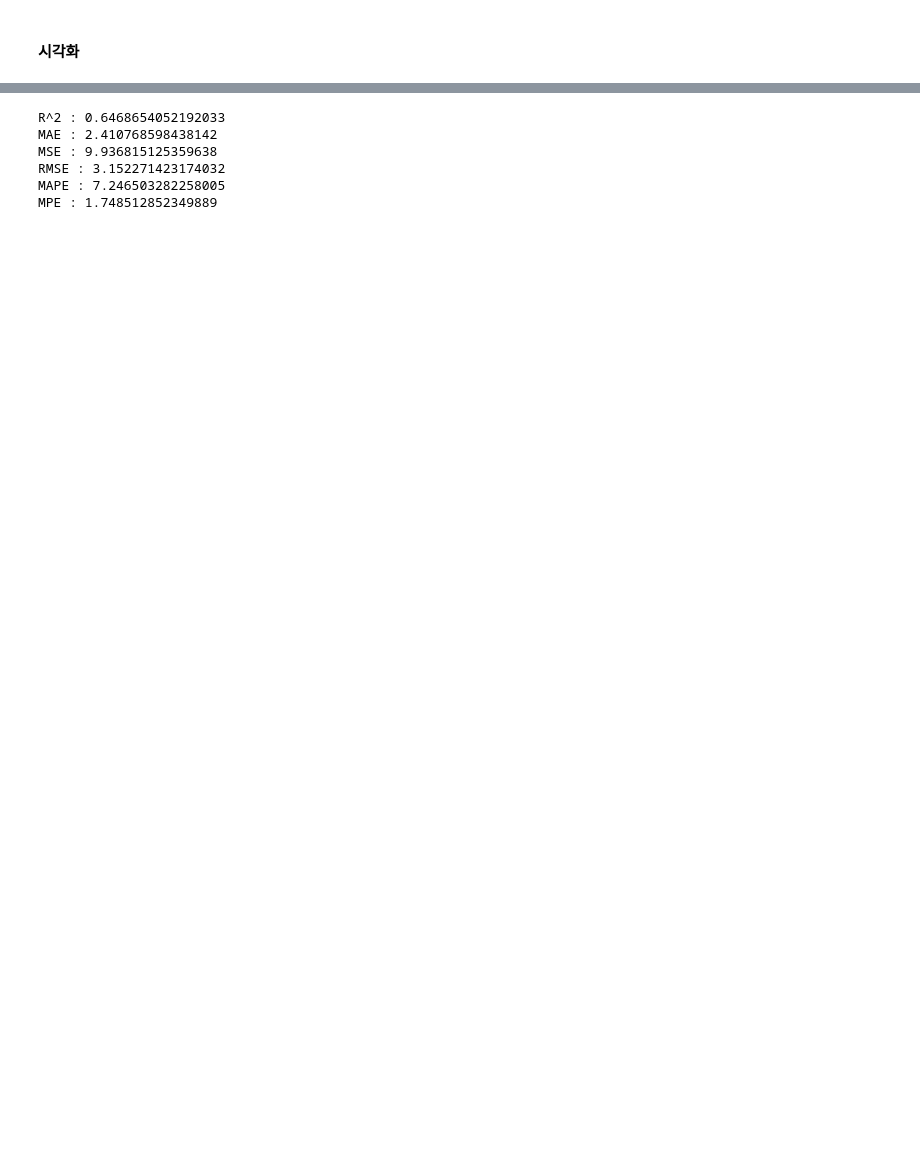
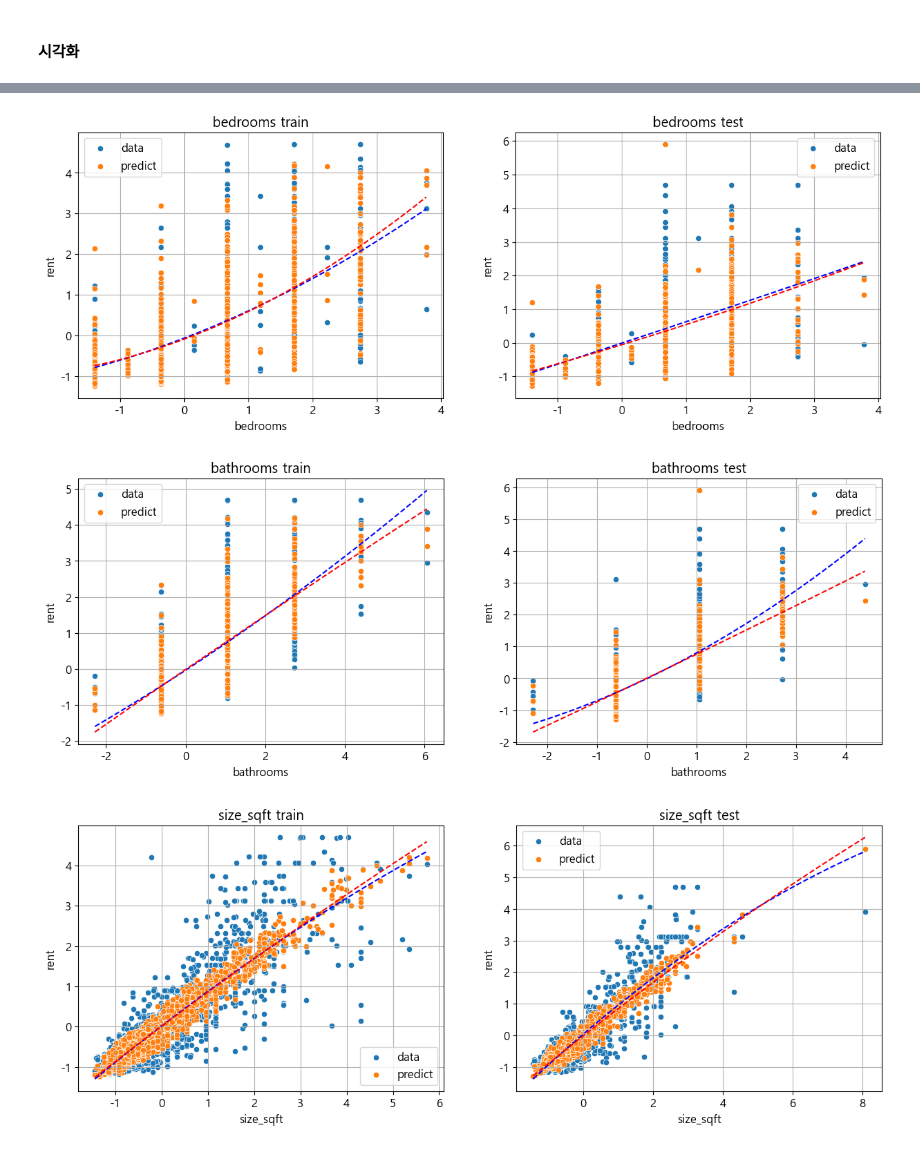
Before and after one commit to maker-lee/megait-data, a Jupyter notebook: F.데이터_마이닝/02_Sklearn/연습문제-풀이.ipynb, the cells around one changed output, grey strips where cells are left out. Cells and saved outputs as stored; diff of their text form; code cells hidden in the pictures; blank space fills up the shorter version.

```diff
--- a/F.데이터_마이닝/02_Sklearn/연습문제-풀이.ipynb
+++ b/F.데이터_마이닝/02_Sklearn/연습문제-풀이.ipynb
@@ -100,0 +343,3 @@ print('절편 :',olsResult.intercept)
+# %%
+origin = read_excel("https://data.hossam.kr/E04/manhattan.xlsx")
+origin.head()
@@ -100,0 +389,3 @@ print('절편 :',olsResult.intercept)
+# %%
+df = origin.drop(['neighborhood', 'borough'], axis=1)
+df.head()
@@ -100,0 +401,9 @@ print('절편 :',olsResult.intercept)
+# %%
+xnames = list(df.columns)
+xnames.remove('rent')
+xnames.remove('has_elevator')
+xnames.remove('has_roofdeck')
+xnames.remove('has_washer_dryer')
+xnames.remove('has_dishwasher')
+xnames.remove('has_gym')
+print(xnames)
@@ -101,9 +412,17 @@ print('절편 :',olsResult.intercept)
 # %%
-# 에러율 - 훈련데이터
-print('R^2 :',olsResult.trainRegMetric.r2)
-print('MAE :',olsResult.trainRegMetric.mae)
-print('MSE :',olsResult.trainRegMetric.mse)
-print('RMSE :',olsResult.trainRegMetric.rmse)
-print('MAPE :',olsResult.trainRegMetric.mape)
-print('MPE :',olsResult.trainRegMetric.mpe)
+ols = helper.ml_ols(df, xnames=xnames, yname="rent", degree=1, test_size=0.3, use_scalling=True)
+
+print("계수: ", ols.coef)
+print("절편: ", ols.intercept)
+print("훈련데이터의 설명력: ", ols.trainRegMetric.r2)
+print("검증데이터의 설명력: ", ols.testRegMetric.r2)
+
+print("R^2: ", ols.trainRegMetric.r2)
+print("MAE: ", ols.trainRegMetric.mae)
+print("MSE: ", ols.trainRegMetric.mse)
+print("RMSE: ", ols.trainRegMetric.rmse)
+print("MAPE: ", ols.trainRegMetric.mape)
+print("MPE: ", ols.trainRegMetric.mpe)
+
+helper.prettyPrint(ols.table)
 # %% [output]
@@ -116,15 +446,9 @@ MPE : -0.9952908259406839
-# %%
-# 에러율 - 검증데이터
-print('R^2 :',olsResult.testRegMetric.r2)
-print('MAE :',olsResult.testRegMetric.mae)
-print('MSE :',olsResult.testRegMetric.mse)
-print('RMSE :',olsResult.testRegMetric.rmse)
-print('MAPE :',olsResult.testRegMetric.mape)
-print('MPE :',olsResult.testRegMetric.mpe)
-# %% [output]
-R^2 : 0.6468654052192033
-MAE : 2.410768598438142
-MSE : 9.936815125359638
-RMSE : 3.152271423174032
-MAPE : 7.246503282258005
-MPE : 1.748512852349889
+# %%
+for x in xnames:
+    helper.regplot(ols.x_train[x], ols.y_train, ols.train_pred, "%s train" % x,
+               ols.x_test[x], ols.y_test, ols.test_pred, "%s test" % x,
+               figsize=(15, 5), save_path="manhattan_%s.png" % x)
+# %% [output]
+[figure, added]
+[figure, added]
+[figure, added]
```
Also changed, not shown: parts of 37 cells of this notebook, 6 other files.
